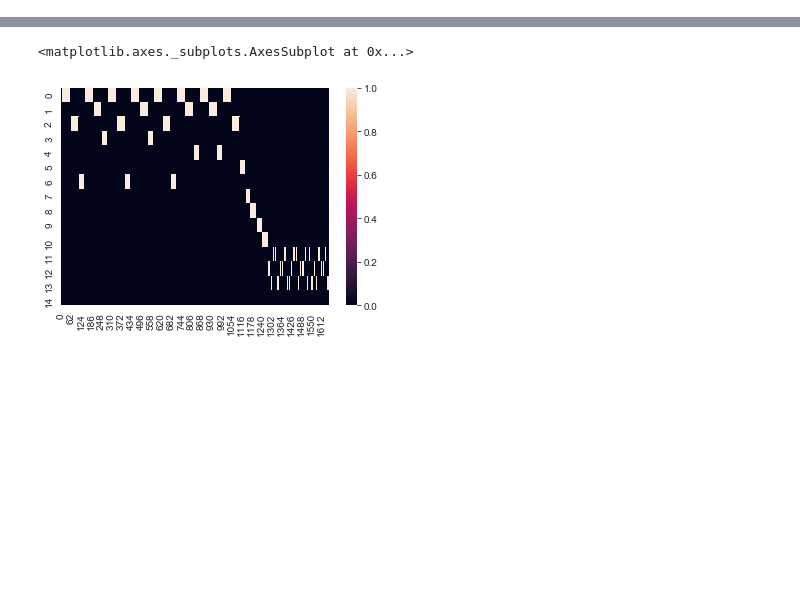
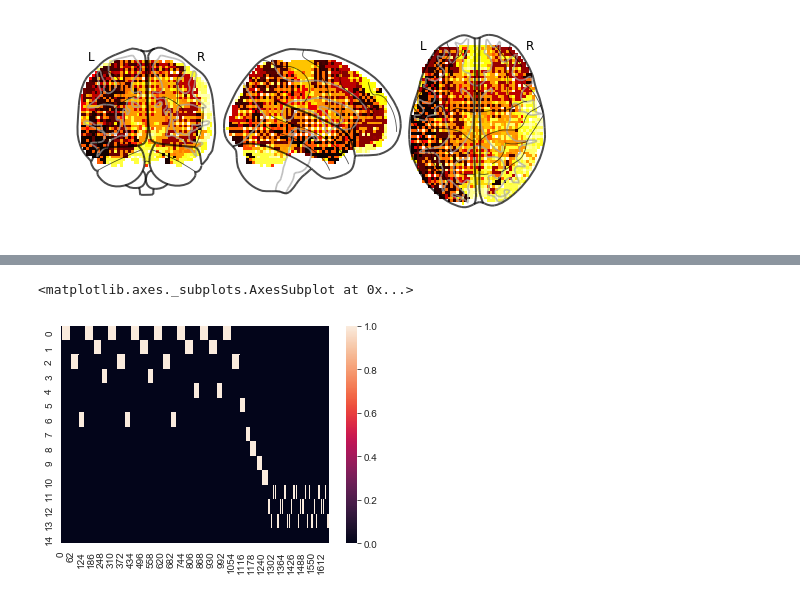
Before and after one commit to ContextLab/directed-forgetting-network-dynamics, a Jupyter notebook: code/network_analyses.ipynb, the cells around one changed output, grey strips where cells are left out. Saved outputs shown, nothing was run; the diff lists cells and outputs as text; code cells hidden in the pictures; blank space fills up the shorter version.

```diff
--- a/code/network_analyses.ipynb
+++ b/code/network_analyses.ipynb
@@ -375,3 +74,0 @@ x.shape
-# %%
-next_sub_clusters = hyp.cluster(x, cluster='HDBSCAN')
-np.unique(next_sub_clusters)
@@ -409,2 +74,0 @@ TypeError: 'NoneType' object is not subscriptable
-# %%
-img = nib.load(nii_files[0])
@@ -417,2 +74,0 @@ data = nii2cmu(nii_files[0])
-# %%
-nii = se.Nifti(nii_files[0])
@@ -471,0 +119,2 @@ hyp.plot(mini_corrs, 'ko-', reduce='UMAP')
+# %%
+labels = get_neurosynth_mask(maxdist=10)
@@ -471,0 +145,4 @@ hyp.plot(mini_corrs, 'ko-', reduce='UMAP')
+# %%
+labels.plot_data()
+# %% [output]
+[figure, added]
```
Also changed, not shown: parts of 75 cells of this notebook.
